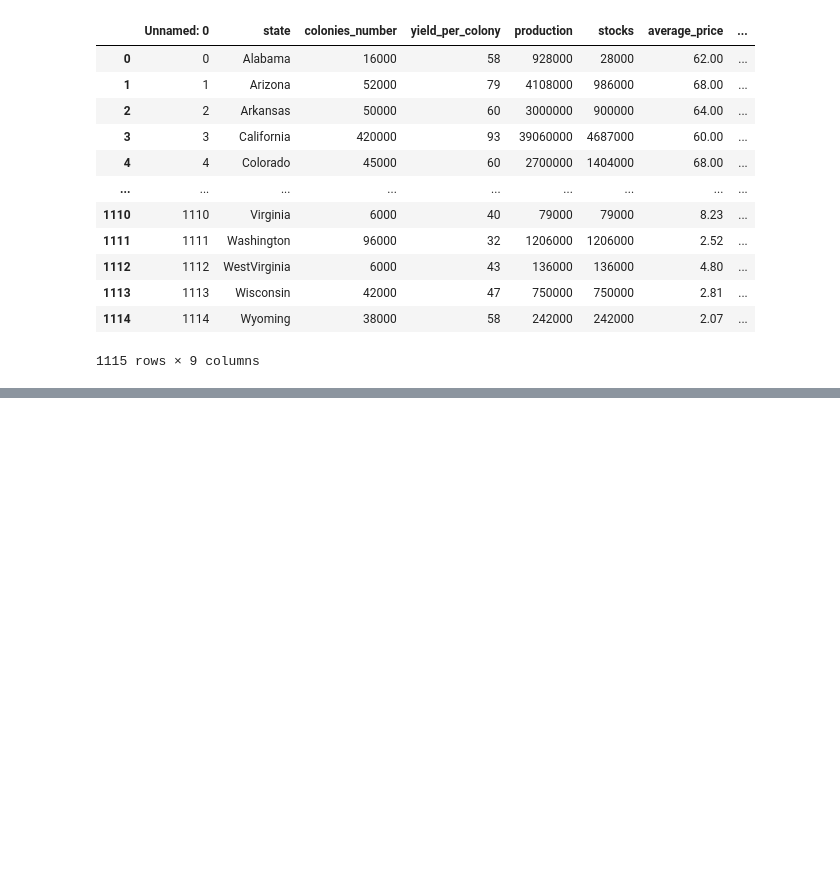
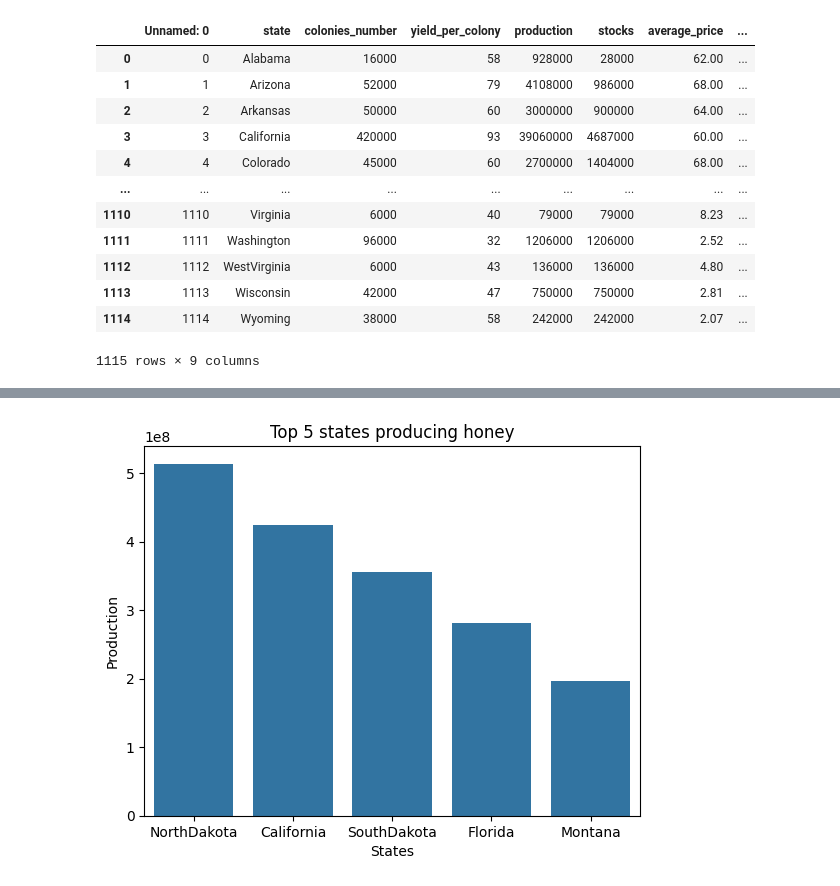
Before and after one commit to Nikhilkulkarni0712/HelloWorldMaven, a Jupyter notebook: Us_Honey_Case_Study.ipynb, the cells around one changed output, grey strips where cells are left out. Saved outputs shown, nothing was run; the diff lists cells and outputs as text; code cells hidden in the pictures; blank space fills up the shorter version.

```diff
--- a/Us_Honey_Case_Study.ipynb
+++ b/Us_Honey_Case_Study.ipynb
@@ -25,0 +30,2 @@ df
+# %%
+States_Production=df.groupby('state')['production'].sum().reset_index()
@@ -25,0 +72,8 @@ df
+# %%
+sns.barplot(x='state',y='production',data=States_Production.sort_values("production", ascending=False).head())
+plt.title("Top 5 states producing honey")
+plt.xlabel("States")
+plt.ylabel("Production")
+plt.show()
+# %% [output]
+[figure, added]
```
Also changed, not shown: parts of 15 cells of this notebook.
